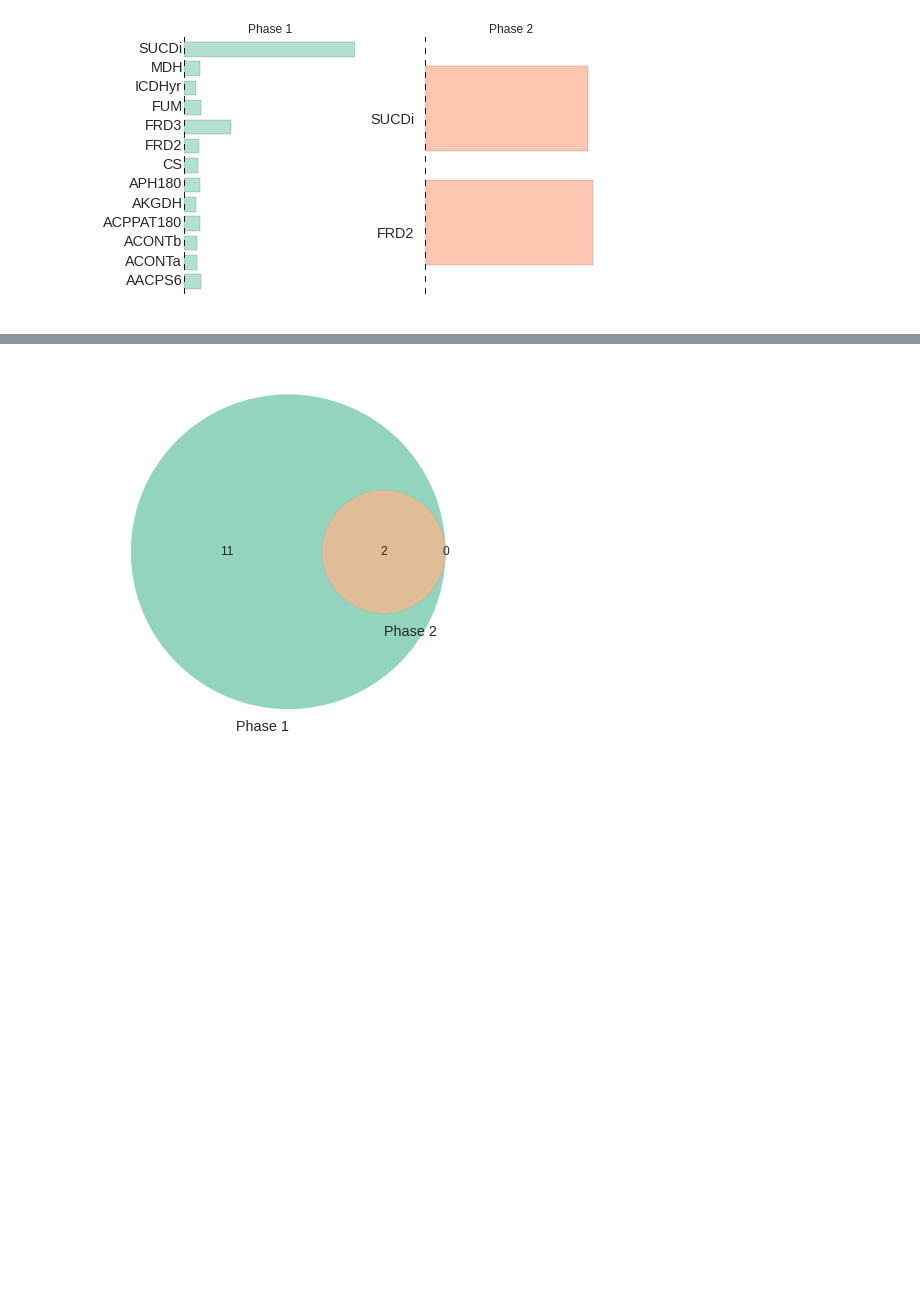
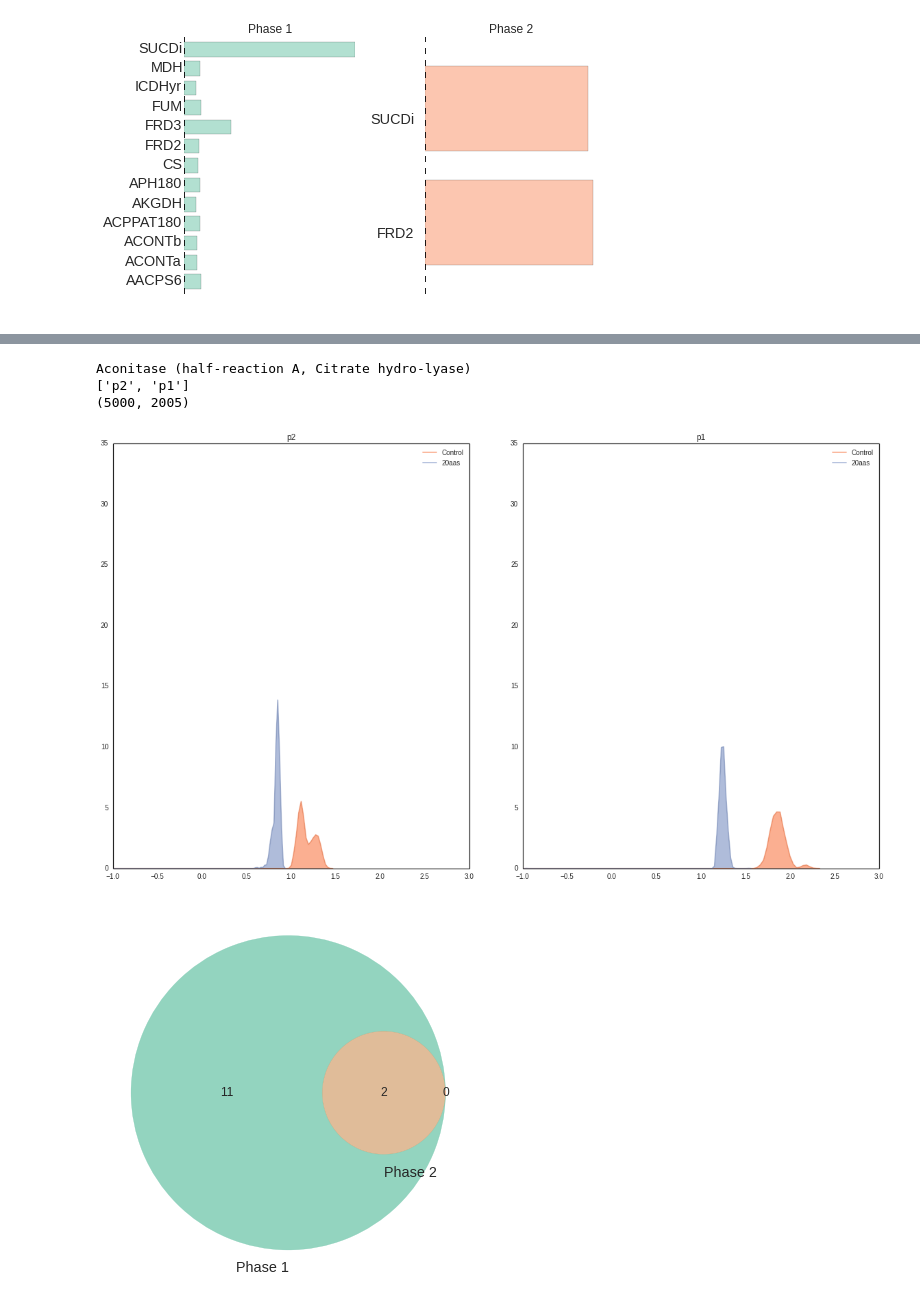
Before and after one commit to Kange2014/FluxShift, a Jupyter notebook: flux_shift.ipynb, the cells around one changed output, grey strips where cells are left out. Saved outputs shown, nothing was run; the diff lists cells and outputs as text; code cells hidden in the pictures; blank space fills up the shorter version.

Commit message:
Add figures output

```diff
--- a/flux_shift.ipynb
+++ b/flux_shift.ipynb
@@ -1095,0 +1092,5 @@ m.reactions.get_by_id(df.reaction.values[0]).subsystem
+# %%
+react = 'FUM'
+print m.reactions.get_by_id(react).name
+#plot_rxn_shifts(strain,df, df2, df3, react, 0.1, -0.01, 8)
+plot_rxn_shifts_all_strains(mcmc_reduced_dict_p1, mcmc_reduced_dict_p2, react, 3, 0, 12)
@@ -1096,3 +1102,19 @@ m.reactions.get_by_id(df.reaction.values[0]).subsystem
+# %%
+react = 'ACONTa'
+print m.reactions.get_by_id(react).name
+mcmc_reduced_dict_p1['p2'][react]
+#file = open("test3.txt",'w')
+#for i in mcmc_reduced_dict_p1['p1'].keys():
+#    file.write(i + "\n")
+#file.close()
+
+#plot_rxn_shifts(strain,df, df2, df3, react, 0.1, -0.01, 8)
+plot_rxn_shifts_all_strains(mcmc_reduced_dict_p1, mcmc_reduced_dict_p2, react, 3, -1, 35)
+# %% [output]
+Aconitase (half-reaction A, Citrate hydro-lyase)
+['p2', 'p1']
+(5000, 2005)
+[figure, added]
 # %%
 # Veen figures
 
```
Also changed, not shown: parts of 2 cells of this notebook.
